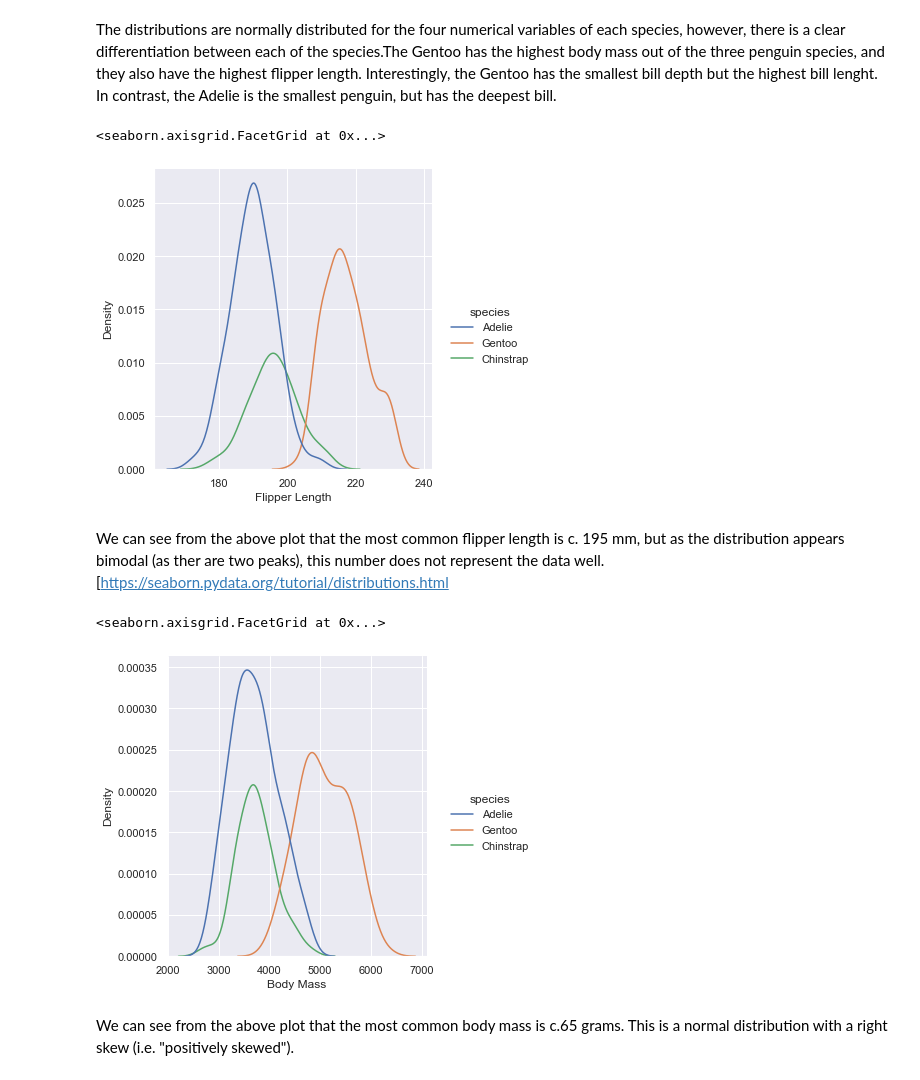
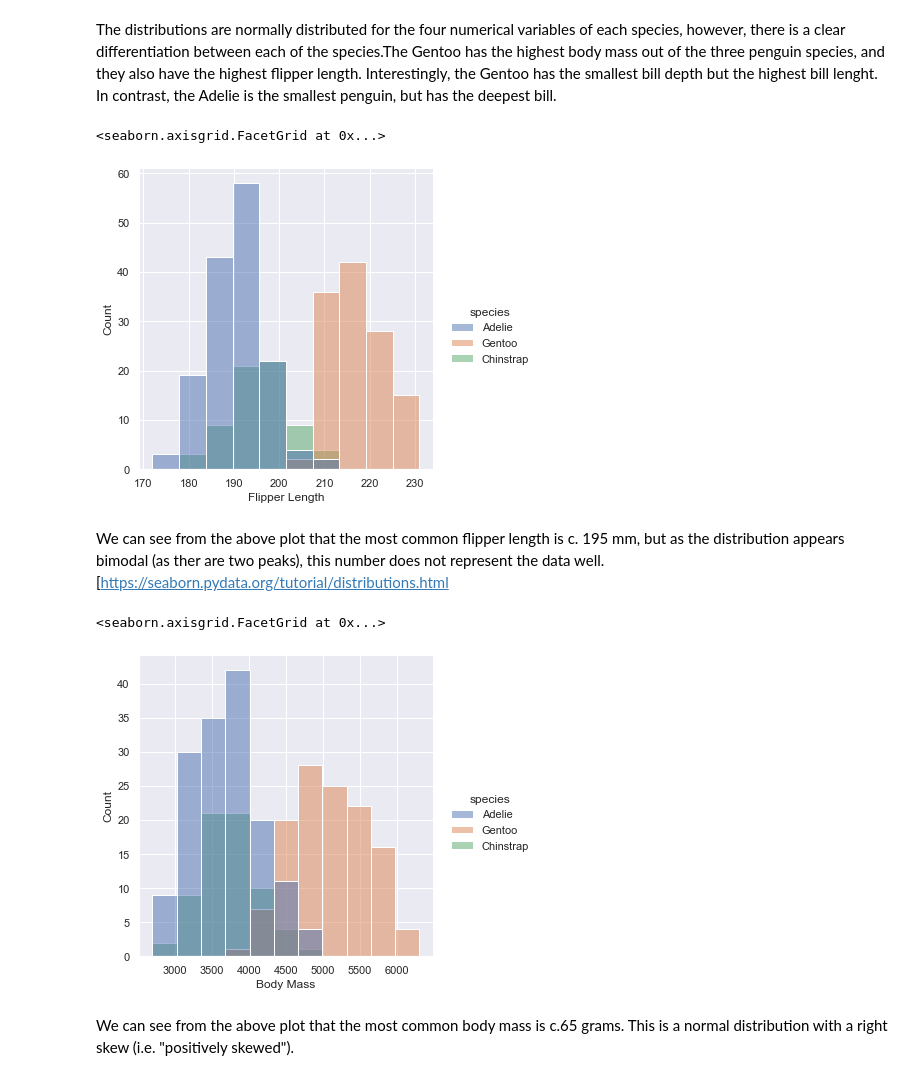
Before and after one commit to jbrad88/pda-project, a Jupyter notebook: pda-project.ipynb, the cells around one changed output. Saved outputs shown, nothing was run; the diff lists cells and outputs as text; code cells hidden in the pictures.

```diff
--- a/pda-project.ipynb
+++ b/pda-project.ipynb
@@ -101,19 +101,19 @@ The distributions are normally distributed for the four numerical variables of e
 # %%
 sns.set_theme()
 
-fl = sns.displot(df, x="flipper_length", hue="species", kind = "kde")
+fl = sns.displot(df, x="flipper_length", hue="species")
 fl.set(xlabel = "Flipper Length")
 # %% [output]
 <seaborn.axisgrid.FacetGrid at 0x...>
-[figure, old version]
+[figure, new version]
 # %% [markdown]
 We can see from the above plot that the most common flipper length is c. 195 mm, but as the distribution appears bimodal (as ther are two peaks), this number does not represent the data well. [https://seaborn.pydata.org/tutorial/distributions.html
 # %%
-bm = sns.displot(df, x="body_mass", hue="species", kind = "kde")
+bm = sns.displot(df, x="body_mass", hue="species")
 bm.set(xlabel = "Body Mass")
 # %% [output]
 <seaborn.axisgrid.FacetGrid at 0x...>
-[figure, old version]
+[figure, new version]
 # %% [markdown]
 We can see from the above plot that the most common body mass is c.65 grams. This is a normal distribution with a right skew (i.e. "positively skewed").
 # %%
```
Also changed, not shown: parts of 20 cells of this notebook, 3 other files.
